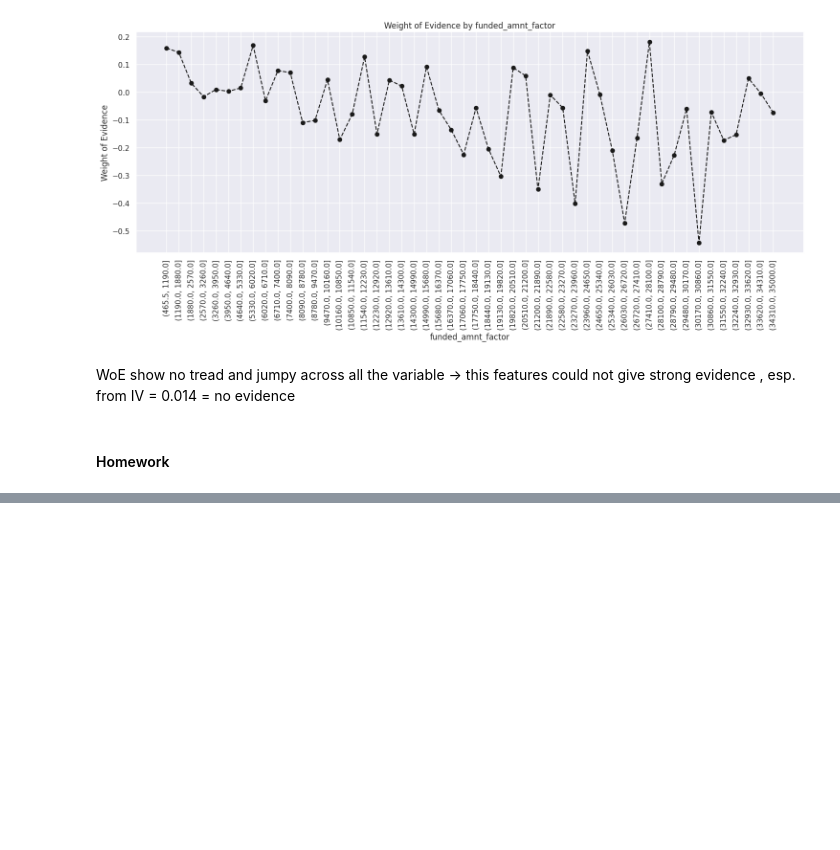
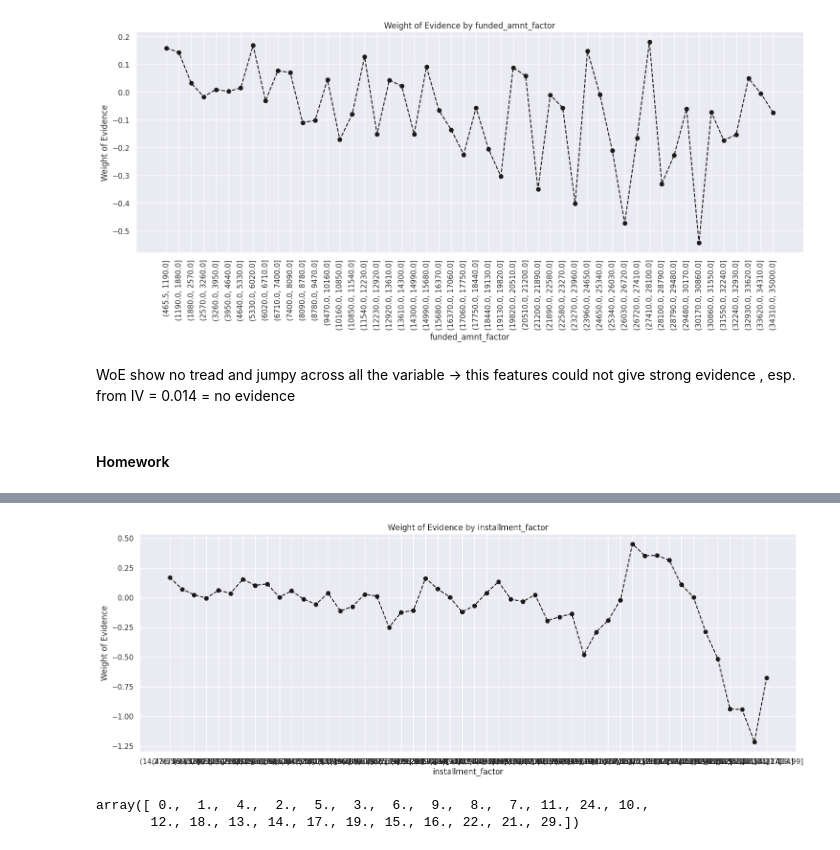
Before and after one commit to pbdanny/PythonProject, a Jupyter notebook: credit_risk_modeling/notebook/CreditRiskModeling_Preparation_4.ipynb, the cells around one changed output, grey strips where cells are left out. Cells and saved outputs as stored; diff of their text form; code cells hidden in the pictures; blank space fills up the shorter version.

```diff
--- a/credit_risk_modeling/notebook/CreditRiskModeling_Preparation_4.ipynb
+++ b/credit_risk_modeling/notebook/CreditRiskModeling_Preparation_4.ipynb
@@ -846,0 +848,5 @@ df_temp
+# %%
+df_inputs_prepr["installment_factor"] = pd.cut(df_inputs_prepr["installment"], 50)
+df_temp = woe_ordered_continuous(df_inputs_prepr, "installment_factor", df_targets_prepr)
+df_temp
+# installment_factor low iv (0.013) could ignore
@@ -846,0 +871,9 @@ df_temp
+# %%
+plot_by_woe(df_temp)
+# %% [output]
+[figure, added]
+# %%
+df_inputs_prepr["delinq_2yrs"].unique()
+# %% [output]
+array([ 0.,  1.,  4.,  2.,  5.,  3.,  6.,  9.,  8.,  7., 11., 24., 10.,
+       12., 18., 13., 14., 17., 19., 15., 16., 22., 21., 29.])
```
Also changed, not shown: parts of 18 cells of this notebook.
